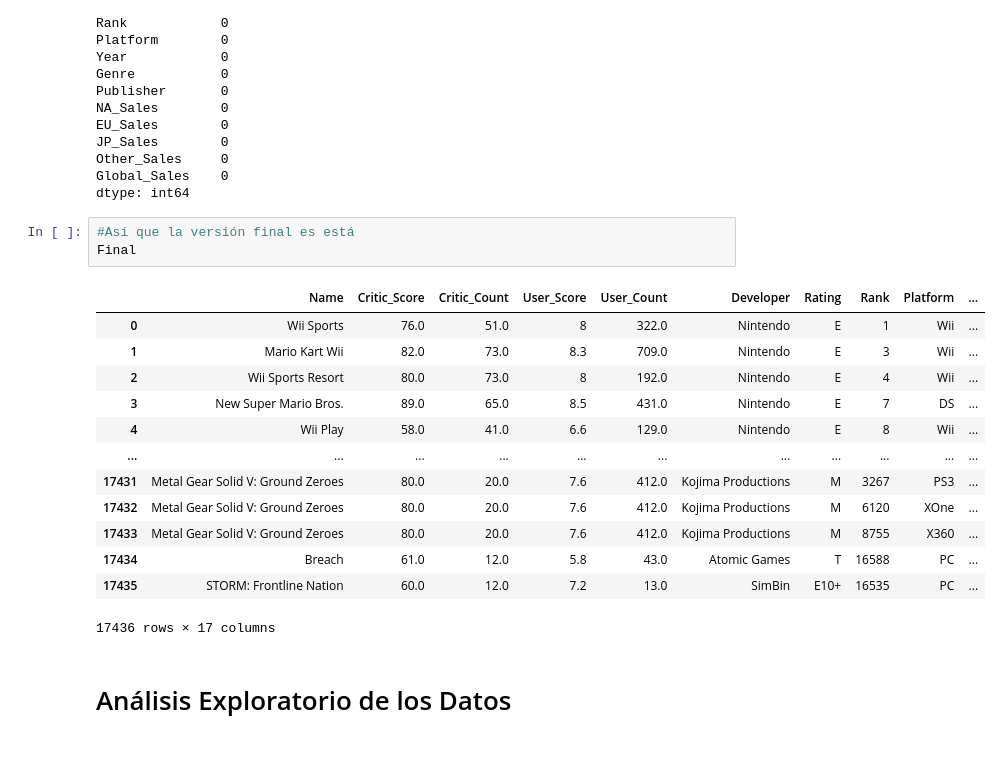
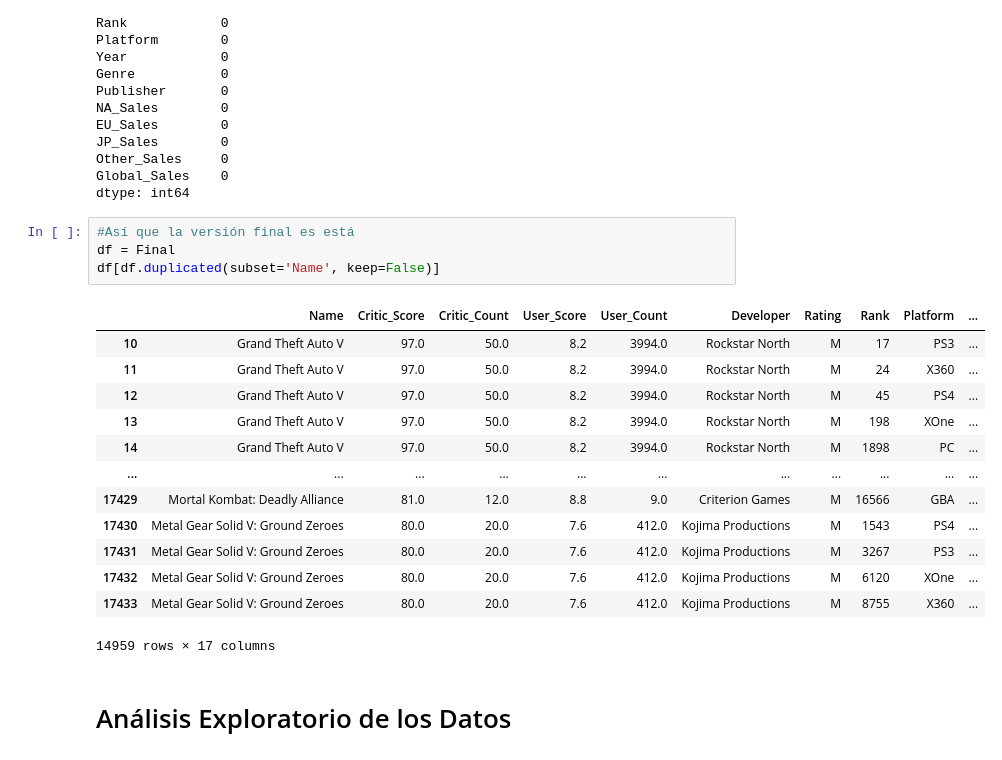
Before and after one commit to Fernanda-Bley/IIC2433-Grupo-3, a Jupyter notebook: video-games-data.ipynb, the cells around one changed output. Cells and saved outputs as stored; diff of their text form.

```diff
--- a/video-games-data.ipynb
+++ b/video-games-data.ipynb
@@ -120,20 +121,21 @@ Global_Sales    0
 dtype: int64
 # %%
 #Así que la versión final es está
-Final
+df = Final
+df[df.duplicated(subset='Name', keep=False)]
 # %% [output]
 |  | Name | Critic_Score | Critic_Count | User_Score | User_Count | Developer | Rating | Rank | Platform | ... |
-| 0 | Wii Sports | 76.0 | 51.0 | 8 | 322.0 | Nintendo | E | 1 | Wii | ... |
-| 1 | Mario Kart Wii | 82.0 | 73.0 | 8.3 | 709.0 | Nintendo | E | 3 | Wii | ... |
-| 2 | Wii Sports Resort | 80.0 | 73.0 | 8 | 192.0 | Nintendo | E | 4 | Wii | ... |
-| 3 | New Super Mario Bros. | 89.0 | 65.0 | 8.5 | 431.0 | Nintendo | E | 7 | DS | ... |
-| 4 | Wii Play | 58.0 | 41.0 | 6.6 | 129.0 | Nintendo | E | 8 | Wii | ... |
+| 10 | Grand Theft Auto V | 97.0 | 50.0 | 8.2 | 3994.0 | Rockstar North | M | 17 | PS3 | ... |
+| 11 | Grand Theft Auto V | 97.0 | 50.0 | 8.2 | 3994.0 | Rockstar North | M | 24 | X360 | ... |
+| 12 | Grand Theft Auto V | 97.0 | 50.0 | 8.2 | 3994.0 | Rockstar North | M | 45 | PS4 | ... |
+| 13 | Grand Theft Auto V | 97.0 | 50.0 | 8.2 | 3994.0 | Rockstar North | M | 198 | XOne | ... |
+| 14 | Grand Theft Auto V | 97.0 | 50.0 | 8.2 | 3994.0 | Rockstar North | M | 1898 | PC | ... |
 | ... | ... | ... | ... | ... | ... | ... | ... | ... | ... | ... |
+| 17429 | Mortal Kombat: Deadly Alliance | 81.0 | 12.0 | 8.8 | 9.0 | Criterion Games | M | 16566 | GBA | ... |
+| 17430 | Metal Gear Solid V: Ground Zeroes | 80.0 | 20.0 | 7.6 | 412.0 | Kojima Productions | M | 1543 | PS4 | ... |
 | 17431 | Metal Gear Solid V: Ground Zeroes | 80.0 | 20.0 | 7.6 | 412.0 | Kojima Productions | M | 3267 | PS3 | ... |
 | 17432 | Metal Gear Solid V: Ground Zeroes | 80.0 | 20.0 | 7.6 | 412.0 | Kojima Productions | M | 6120 | XOne | ... |
 | 17433 | Metal Gear Solid V: Ground Zeroes | 80.0 | 20.0 | 7.6 | 412.0 | Kojima Productions | M | 8755 | X360 | ... |
-| 17434 | Breach | 61.0 | 12.0 | 5.8 | 43.0 | Atomic Games | T | 16588 | PC | ... |
-| 17435 | STORM: Frontline Nation | 60.0 | 12.0 | 7.2 | 13.0 | SimBin | E10+ | 16535 | PC | ... |
-17436 rows × 17 columns
+14959 rows × 17 columns
 # %% [markdown]
 # Análisis Exploratorio de los Datos
```
Also changed, not shown: parts of 7 cells of this notebook.
